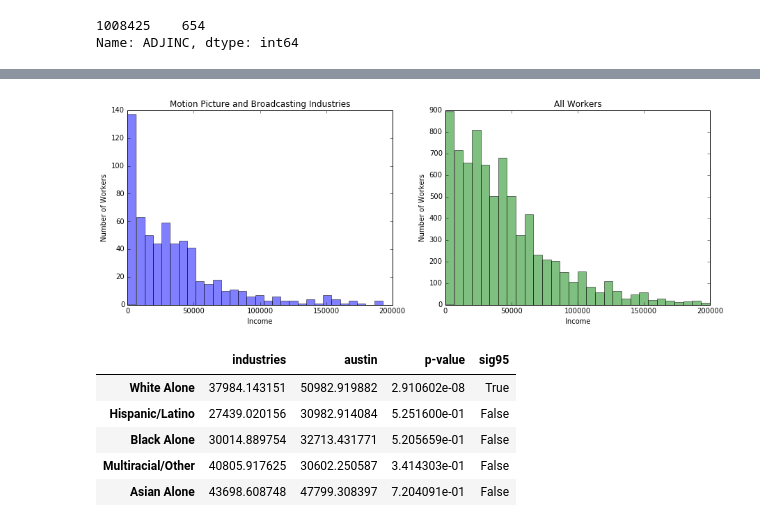
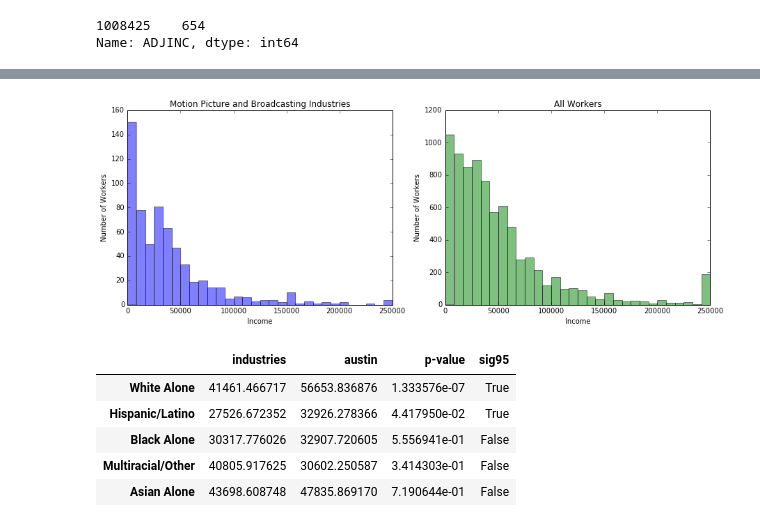
Before and after one commit to pksohn/texas-pums, a Jupyter notebook: pums_analysis.ipynb, the cells around one changed output, grey strips where cells are left out. Saved outputs shown, nothing was run; the diff lists cells and outputs as text; code cells hidden in the pictures.

```diff
--- a/pums_analysis.ipynb
+++ b/pums_analysis.ipynb
@@ -99,15 +99,18 @@ pums.head()
 # Recode race/ethnicity
 
 pums.loc[pums.HISP != 1, 'race_eth'] = 'Hispanic/Latino'
-pums.loc[pums.RAC1P == 1, 'race_eth'] = 'White Alone'
-pums.loc[pums.RAC1P == 2, 'race_eth'] = 'Black Alone'
-pums.loc[pums.RAC1P == 6, 'race_eth'] = 'Asian Alone'
+pums.loc[(pums.RAC1P == 1) & (pums.HISP == 1), 'race_eth'] = 'White Alone'
+pums.loc[(pums.RAC1P == 2) & (pums.HISP == 1), 'race_eth'] = 'Black Alone'
+pums.loc[(pums.RAC1P == 6) & (pums.HISP == 1), 'race_eth'] = 'Asian Alone'
 pums.loc[pums.race_eth.isnull(), 'race_eth'] = 'Multiracial/Other'
 # %%
 # Dummy variables
 
 pums['black'] = 0
 pums.loc[pums.race_eth == 'Black Alone', 'black'] = 1
+
+pums['hisp_dummy'] = 0
+pums.loc[pums.HISP != 1, 'hisp_dummy'] = 1
 # %%
 austin_pums = pums.loc[pums.PUMA.isin(list_austin_pumas)]
 print len(austin_pums), len(pums)
@@ -240,8 +274,8 @@ comparison_table(df, austin_workers, 'NATIVITY')
 
 adj = 1.008425
 
-df['income'] = df.PINCP.astype(int) * adj
-austin_workers['income'] = austin_workers.PINCP.astype(int) * adj
+df['income'] = df.PINCP.astype(int).clip(lower=0) * adj
+austin_workers['income'] = austin_workers.PINCP.astype(int).clip(lower=0) * adj
 # %% [output]
 A value is trying to be set on a copy of a slice from a DataFrame.
 Try using .loc[row_indexer,col_indexer] = value instead
@@ -283,26 +317,28 @@ Name: PINCP, dtype: float64
 # %%
 fig = plt.figure(figsize=[15,5])
 
 colors = ['blue', 'green']
 titles = ['Motion Picture and Broadcasting Industries', 'All Workers']
+incomes = [df[df.income > 0].income.clip(upper=250000),
+          austin_workers[austin_workers.income > 0].income.clip(upper=250000)]
 
 # agebins = [i for i in range(0,100,2)]
 
-for i, var in enumerate([i_wages, a_wages]):
+for i, var in enumerate(incomes):
     ax = fig.add_subplot(1, 2, i+1)
     ax.hist(var,
             bins=30,
             alpha=0.5,
 #             normed=True,
             color=colors[i])
 #     ax.set_ylim([0, 0.01])
     ax.set_title(titles[i])
     ax.set_xlabel('Income')
     ax.set_ylabel('Number of Workers')
 
 plt.show()
 # %% [output]
-[figure, old version]
+[figure, new version]
 # %%
 income_df = pd.DataFrame()
 
@@ -324,8 +360,8 @@ for race in pums.race_eth.unique():
 income_df
 # %% [output]
 |  | industries | austin | p-value | sig95 |
-| White Alone | 37984.143151 | 50982.919882 | 2.910602e-08 | True |
-| Hispanic/Latino | 27439.020156 | 30982.914084 | 5.251600e-01 | False |
-| Black Alone | 30014.889754 | 32713.431771 | 5.205659e-01 | False |
+| White Alone | 41461.466717 | 56653.836876 | 1.333576e-07 | True |
+| Hispanic/Latino | 27526.672352 | 32926.278366 | 4.417950e-02 | True |
+| Black Alone | 30317.776026 | 32907.720605 | 5.556941e-01 | False |
 | Multiracial/Other | 40805.917625 | 30602.250587 | 3.414303e-01 | False |
-| Asian Alone | 43698.608748 | 47799.308397 | 7.204091e-01 | False |
+| Asian Alone | 43698.608748 | 47835.869170 | 7.190644e-01 | False |
```
Also changed, not shown: parts of 11 cells of this notebook.
